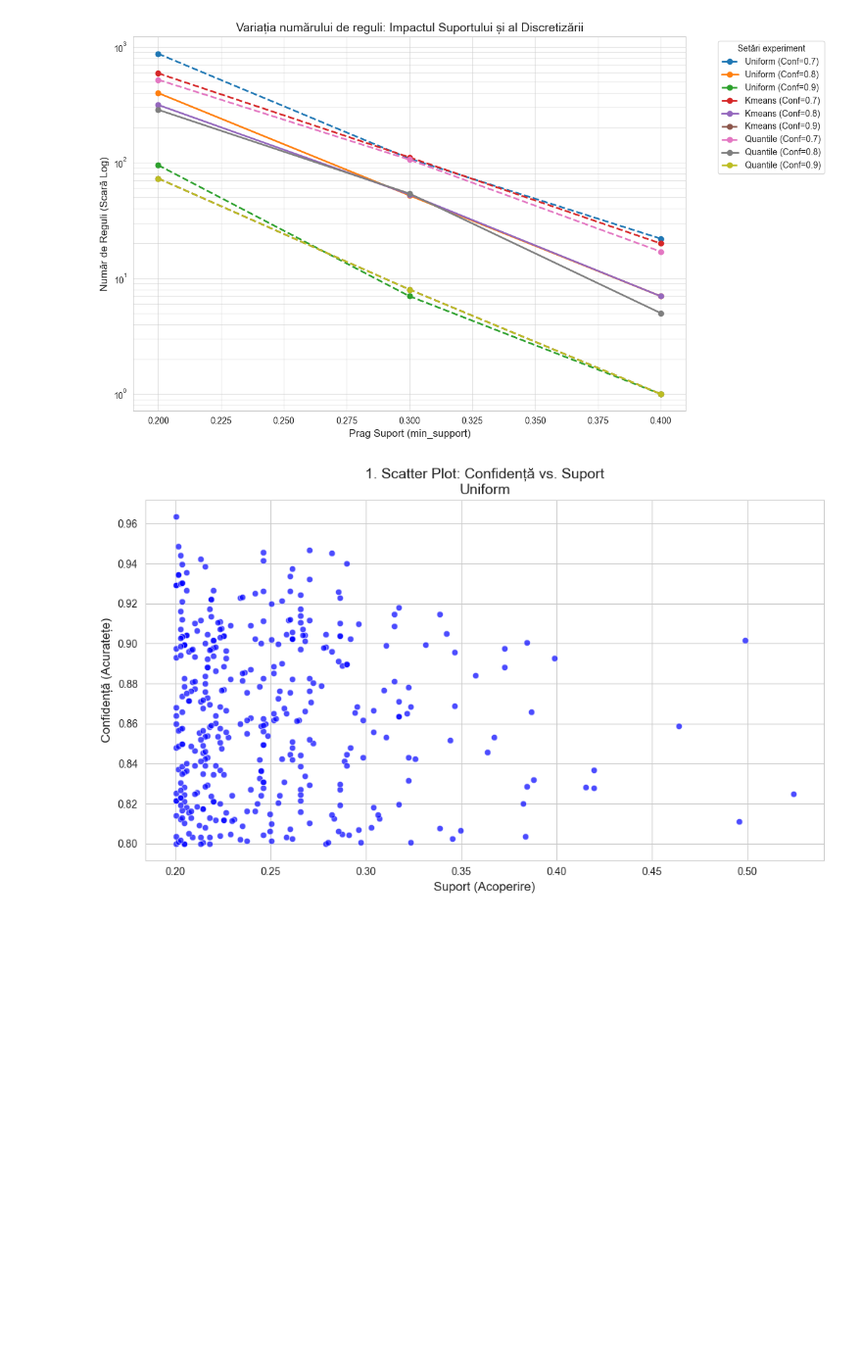
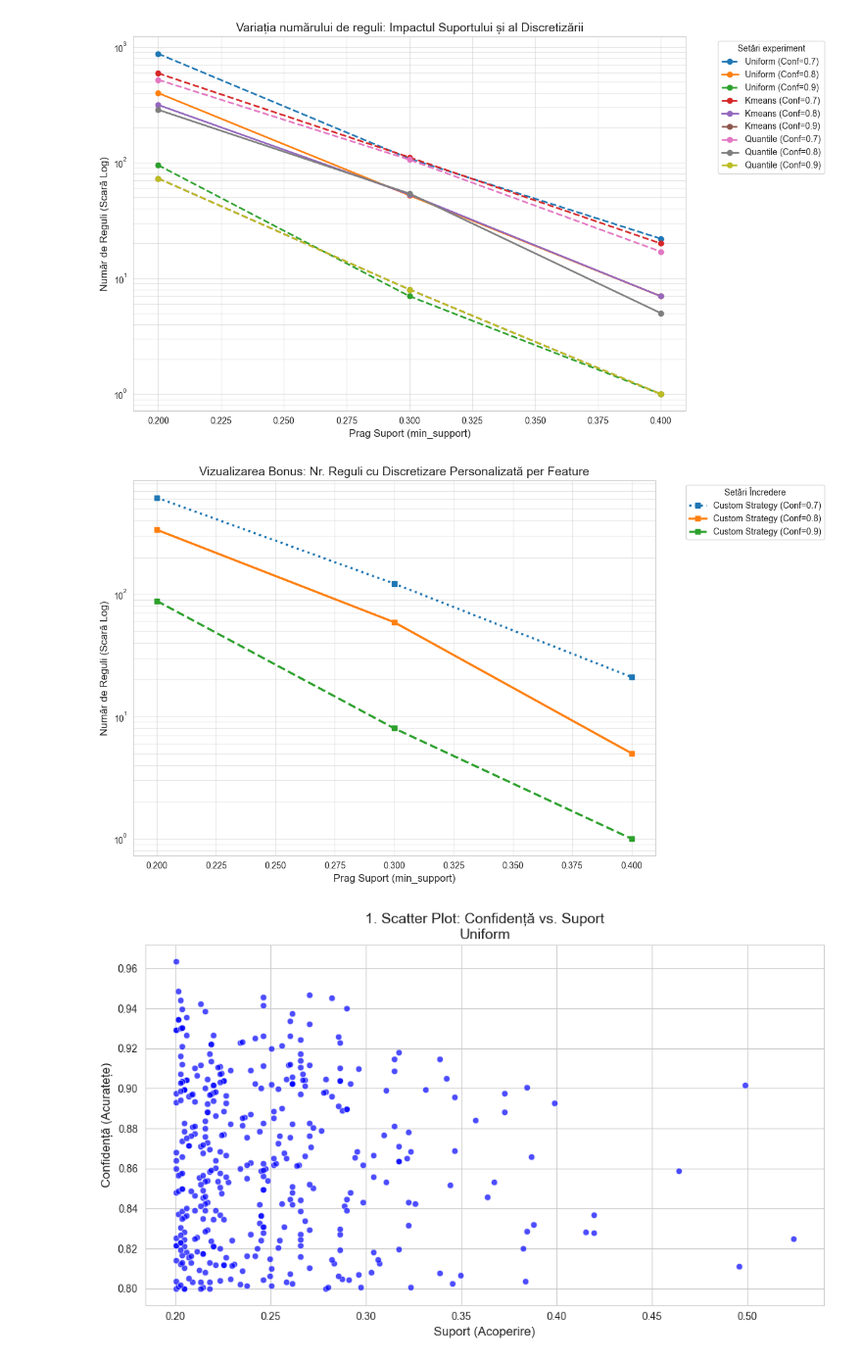
Before and after one commit to AndromedaOMA/Data_Mining-Heart_Failure_Prediction, a Jupyter notebook: task04/task04.ipynb, the cells around one changed output. Shown at 98% size. Cells and saved outputs as stored; diff of their text form; code cells hidden in the pictures; blank space fills up the shorter version.

```diff
--- a/task04/task04.ipynb
+++ b/task04/task04.ipynb
@@ -68,8 +105,8 @@ conf = [0.7, 0.8, 0.9]
 # %%
-from mlxtend.frequent_patterns import apriori, association_rules, fpgrowth
+from mlxtend.frequent_patterns import apriori, association_rules
 
 results = {}
-plot_data = []
+apriori_plot_data = []
 
 for s in suport:
     for c in conf:
@@ -80,7 +117,6 @@ for s in suport:
 
             # Extragere seturi frecvente === apriori sau fpgrowth
             frequent_itemsets = apriori(df_ready, min_support=s, use_colnames=True)
-            # frequent_itemsets = fpgrowth(df_ready, min_support=s, use_colnames=True)
 
             # Generare reguli
             rules = association_rules(frequent_itemsets, metric="confidence", min_threshold=c)
@@ -98,7 +134,7 @@ for s in suport:
                 print(f"Antecedents: {row['antecedents']} => Consequents: {row['consequents']}")
                 print(f"  Support: {row['support']:.4f}\n  Confidence: {row['confidence']:.4f}\n  Lift: {row['lift']:.4f}\n")
 
-            plot_data.append({
+            apriori_plot_data.append({
                 'Suport': s,
                 'Incredere': c,
                 'Strategie': strat,
@@ -206,7 +723,10 @@ ploturi speciale pt metrici de asociare
 import matplotlib.pyplot as plt
 import seaborn as sns
 
-df_plot = pd.DataFrame(plot_data)
+# df_plot = pd.DataFrame(apriori_plot_data)
+df_plot = pd.DataFrame(fp_plot_data)
+# df_plot = pd.DataFrame(custom_fp_plot_data)
+
 
 plt.figure(figsize=(12, 7))
 sns.set_style("whitegrid")
@@ -229,6 +749,48 @@ plt.tight_layout()
 plt.show()
 # %% [output]
 [figure]
+# %%
+import matplotlib.pyplot as plt
+import seaborn as sns
+import pandas as pd
+
+# Utilizăm datele din experimentul cu discretizare personalizată (Bonus)
+df_plot_custom = pd.DataFrame(custom_fp_plot_data)
+
+plt.figure(figsize=(12, 7))
+sns.set_style("whitegrid")
+
+# Filtrăm pentru a obține valorile unice de încredere din datele custom
+conf_values = df_plot_custom['Incredere'].unique()
+
+for c in conf_values:
+    # Selectăm doar subsetul corespunzător încrederii c
+    subset = df_plot_custom[df_plot_custom['Incredere'] == c]
+
+    # Sortăm după suport pentru a asigura trasarea corectă a liniei
+    subset = subset.sort_values('Suport')
+
+    # Stilul liniei în funcție de pragul de încredere
+    if c == 0.7: line_style = ':'
+    elif c == 0.8: line_style = '-'
+    else: line_style = '--'
+
+    plt.plot(subset['Suport'], subset['NrReguli'],
+             marker='s', linestyle=line_style, linewidth=2.5,
+             label=f'Custom Strategy (Conf={c})')
+
+# Setări axă și titluri
+plt.yscale('log') # Scară logaritmică pentru a observa diferențele mari de magnitudine
+plt.title('Vizualizarea Bonus: Nr. Reguli cu Discretizare Personalizată per Feature', fontsize=14)
+plt.xlabel('Prag Suport (min_support)', fontsize=12)
+plt.ylabel('Număr de Reguli (Scară Log)', fontsize=12)
+
+plt.legend(title="Setări Încredere", bbox_to_anchor=(1.05, 1), loc='upper left')
+plt.grid(True, which="both", ls="-", alpha=0.5)
+plt.tight_layout()
+plt.show()
+# %% [output]
+[figure, added]
 # %%
 import matplotlib.pyplot as plt
 import seaborn as sns
```
Also changed, not shown: parts of 19 cells of this notebook.
